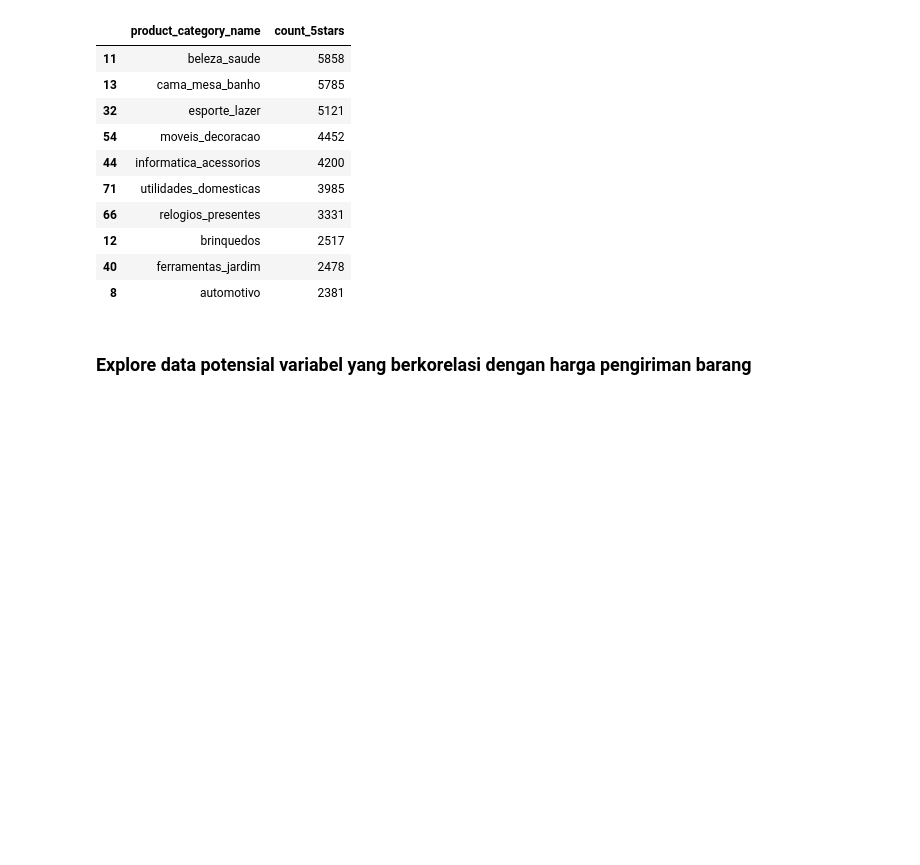
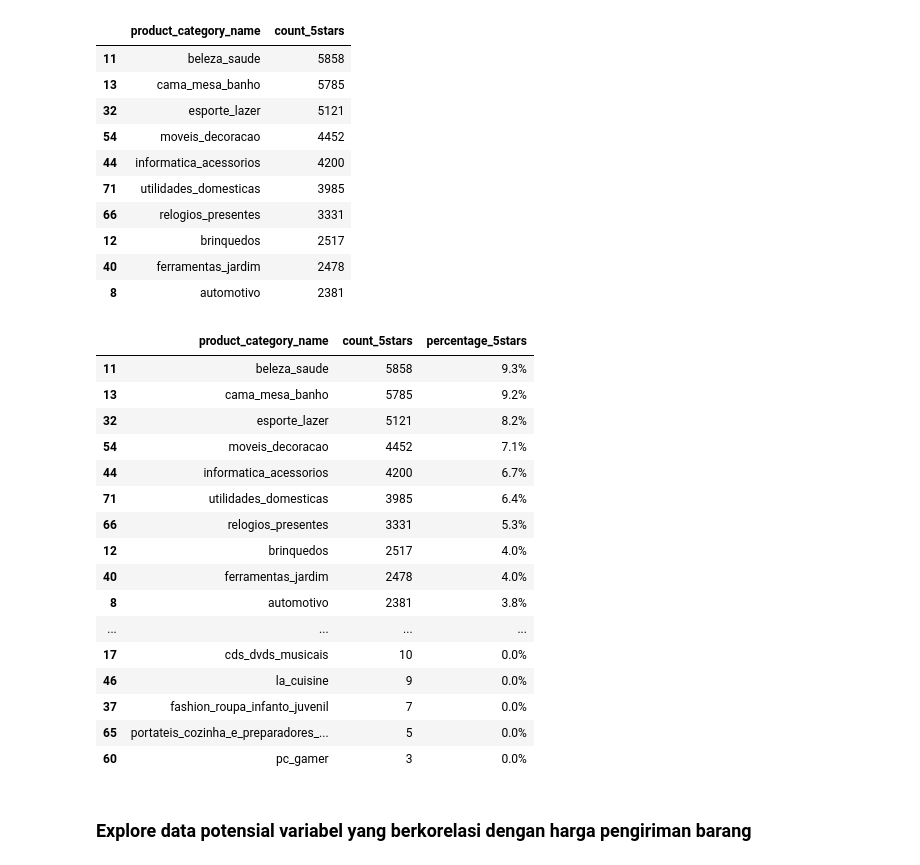
Before and after one commit to HilmiAlFarisi/Analisis_Data_Ecommerce_Dicoding, a Jupyter notebook: analisis_data_ecommerce.ipynb, the cells around one changed output. Drawn from its saved outputs; the diff is of its cells as text; code cells hidden in the pictures; blank space fills up the shorter version.

Commit message:
update: perbaikan logika dashboard dan tambahkan kolom persentase rating 5

```diff
--- a/analisis_data_ecommerce.ipynb
+++ b/analisis_data_ecommerce.ipynb
@@ -346,6 +346,30 @@ topProduct_with_R5_df.head(10)
 | 12 | brinquedos | 2517 |
 | 40 | ferramentas_jardim | 2478 |
 | 8 | automotivo | 2381 |
+# %%
+# Distribusi rating bintang 5 di tiap kategori produk
+topProduct_with_R5_df['percentage_5stars'] = (
+    topProduct_with_R5_df['count_5stars'] / topProduct_with_R5_df['count_5stars'].sum()
+) * 100
+topProduct_with_R5_df.style.format({'percentage_5stars': '{:.1f}%'})
+# %% [output]
+|  | product_category_name | count_5stars | percentage_5stars |
+| 11 | beleza_saude | 5858 | 9.3% |
+| 13 | cama_mesa_banho | 5785 | 9.2% |
+| 32 | esporte_lazer | 5121 | 8.2% |
+| 54 | moveis_decoracao | 4452 | 7.1% |
+| 44 | informatica_acessorios | 4200 | 6.7% |
+| 71 | utilidades_domesticas | 3985 | 6.4% |
+| 66 | relogios_presentes | 3331 | 5.3% |
+| 12 | brinquedos | 2517 | 4.0% |
+| 40 | ferramentas_jardim | 2478 | 4.0% |
+| 8 | automotivo | 2381 | 3.8% |
+| ... | ... | ... | ... |
+| 17 | cds_dvds_musicais | 10 | 0.0% |
+| 46 | la_cuisine | 9 | 0.0% |
+| 37 | fashion_roupa_infanto_juvenil | 7 | 0.0% |
+| 65 | portateis_cozinha_e_preparadores_... | 5 | 0.0% |
+| 60 | pc_gamer | 3 | 0.0% |
 # %% [markdown]
 ### Explore data potensial variabel yang berkorelasi dengan harga pengiriman barang
 # %%
```
Also changed, not shown: parts of 9 cells of this notebook.
